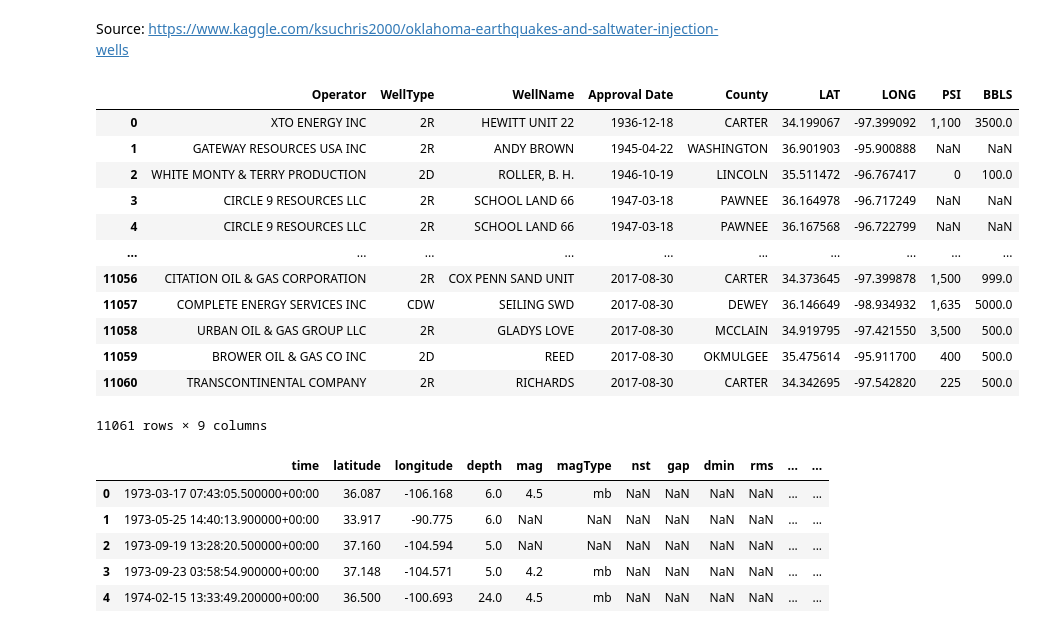
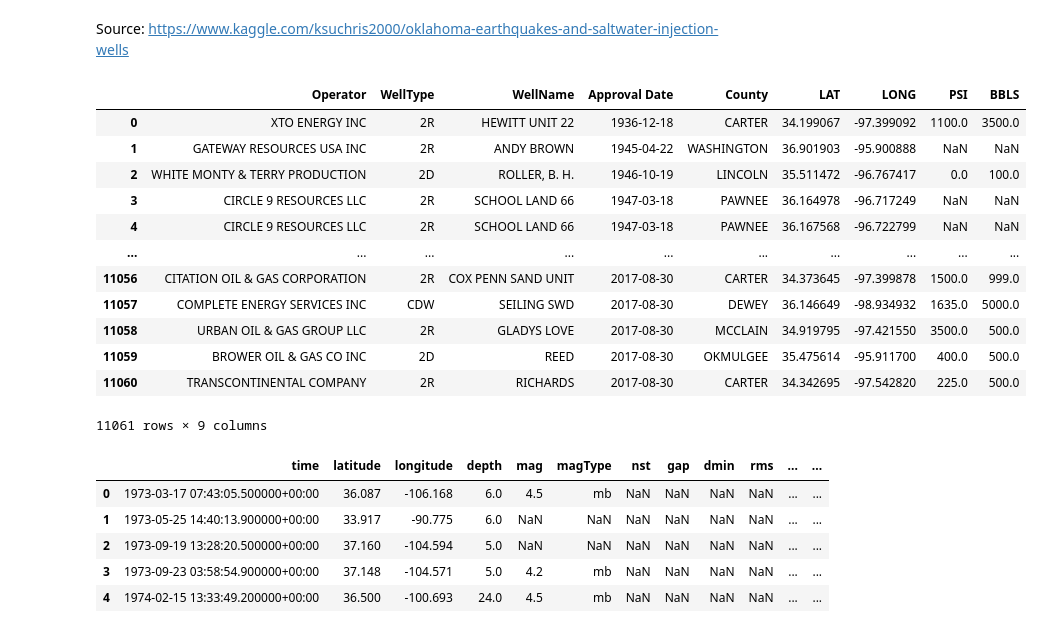
Before and after one commit to kylepollina/earthscience, a Jupyter notebook: notebooks/Fracking_and_Oklahoma_Quakes/Fracking_and_Oklahoma_Quakes main.ipynb, the cells around one changed output. Saved outputs shown, nothing was run; the diff lists cells and outputs as text; code cells hidden in the pictures.

```diff
--- a/notebooks/Fracking_and_Oklahoma_Quakes/Fracking_and_Oklahoma_Quakes main.ipynb
+++ b/notebooks/Fracking_and_Oklahoma_Quakes/Fracking_and_Oklahoma_Quakes main.ipynb
@@ -18,42 +19,45 @@ Source: https://www.kaggle.com/ksuchris2000/oklahoma-earthquakes-and-saltwater-i
 # %%
 wells_data = pd.read_csv('data_fracking/InjectionWells.csv')
 
 wells_data = wells_data.drop(columns=[
     'Operator ID', 'WellNumber', 'OrderNumbers', 'Sec', 'Twp', 'Rng', 'QQQQ',
     'ZONE', 'Unnamed: 18', 'Unnamed: 19', 'Unnamed: 20', 'API#'
 ])
 
 # Drop outlier datapoints
 wells_data = wells_data[wells_data['LONG'] < -95]
 wells_data = wells_data[wells_data['LONG'] > -105]
 
 wells_data['Approval Date'] = pd.to_datetime(wells_data['Approval Date'])
 wells_data = wells_data.sort_values('Approval Date').reset_index().drop(columns=['index'])
 
-def convert_bbls_to_float(x):
+def convert_to_float(x):
     try:
         return float(x)
     except Exception:
         return float('nan')
 
 wells_data['BBLS'] = wells_data['BBLS'].apply(str).str.replace(',', '').apply(
-    lambda x: convert_bbls_to_float(x)
+    lambda x: convert_to_float(x)
+)
+wells_data['PSI'] = wells_data['PSI'].apply(str).str.replace(',', '').apply(
+    lambda x: convert_to_float(x)
 )
 
 wells_data
 # %% [output]
 |  | Operator | WellType | WellName | Approval Date | County | LAT | LONG | PSI | BBLS |
-| 0 | XTO ENERGY INC | 2R | HEWITT UNIT 22 | 1936-12-18 | CARTER | 34.199067 | -97.399092 | 1,100 | 3500.0 |
+| 0 | XTO ENERGY INC | 2R | HEWITT UNIT 22 | 1936-12-18 | CARTER | 34.199067 | -97.399092 | 1100.0 | 3500.0 |
 | 1 | GATEWAY RESOURCES USA INC | 2R | ANDY BROWN | 1945-04-22 | WASHINGTON | 36.901903 | -95.900888 | NaN | NaN |
-| 2 | WHITE MONTY & TERRY PRODUCTION | 2D | ROLLER, B. H. | 1946-10-19 | LINCOLN | 35.511472 | -96.767417 | 0 | 100.0 |
+| 2 | WHITE MONTY & TERRY PRODUCTION | 2D | ROLLER, B. H. | 1946-10-19 | LINCOLN | 35.511472 | -96.767417 | 0.0 | 100.0 |
 | 3 | CIRCLE 9 RESOURCES LLC | 2R | SCHOOL LAND 66 | 1947-03-18 | PAWNEE | 36.164978 | -96.717249 | NaN | NaN |
 | 4 | CIRCLE 9 RESOURCES LLC | 2R | SCHOOL LAND 66 | 1947-03-18 | PAWNEE | 36.167568 | -96.722799 | NaN | NaN |
 | ... | ... | ... | ... | ... | ... | ... | ... | ... | ... |
-| 11056 | CITATION OIL & GAS CORPORATION | 2R | COX PENN SAND UNIT | 2017-08-30 | CARTER | 34.373645 | -97.399878 | 1,500 | 999.0 |
-| 11057 | COMPLETE ENERGY SERVICES INC | CDW | SEILING SWD | 2017-08-30 | DEWEY | 36.146649 | -98.934932 | 1,635 | 5000.0 |
-| 11058 | URBAN OIL & GAS GROUP LLC | 2R | GLADYS LOVE | 2017-08-30 | MCCLAIN | 34.919795 | -97.421550 | 3,500 | 500.0 |
-| 11059 | BROWER OIL & GAS CO INC | 2D | REED | 2017-08-30 | OKMULGEE | 35.475614 | -95.911700 | 400 | 500.0 |
-| 11060 | TRANSCONTINENTAL COMPANY | 2R | RICHARDS | 2017-08-30 | CARTER | 34.342695 | -97.542820 | 225 | 500.0 |
+| 11056 | CITATION OIL & GAS CORPORATION | 2R | COX PENN SAND UNIT | 2017-08-30 | CARTER | 34.373645 | -97.399878 | 1500.0 | 999.0 |
+| 11057 | COMPLETE ENERGY SERVICES INC | CDW | SEILING SWD | 2017-08-30 | DEWEY | 36.146649 | -98.934932 | 1635.0 | 5000.0 |
+| 11058 | URBAN OIL & GAS GROUP LLC | 2R | GLADYS LOVE | 2017-08-30 | MCCLAIN | 34.919795 | -97.421550 | 3500.0 | 500.0 |
+| 11059 | BROWER OIL & GAS CO INC | 2D | REED | 2017-08-30 | OKMULGEE | 35.475614 | -95.911700 | 400.0 | 500.0 |
+| 11060 | TRANSCONTINENTAL COMPANY | 2R | RICHARDS | 2017-08-30 | CARTER | 34.342695 | -97.542820 | 225.0 | 500.0 |
 11061 rows × 9 columns
 # %%
 quakes_data = pd.read_csv('data_fracking/okQuakes.csv')
```
Also changed, not shown: parts of 7 cells of this notebook, 2 other files.
